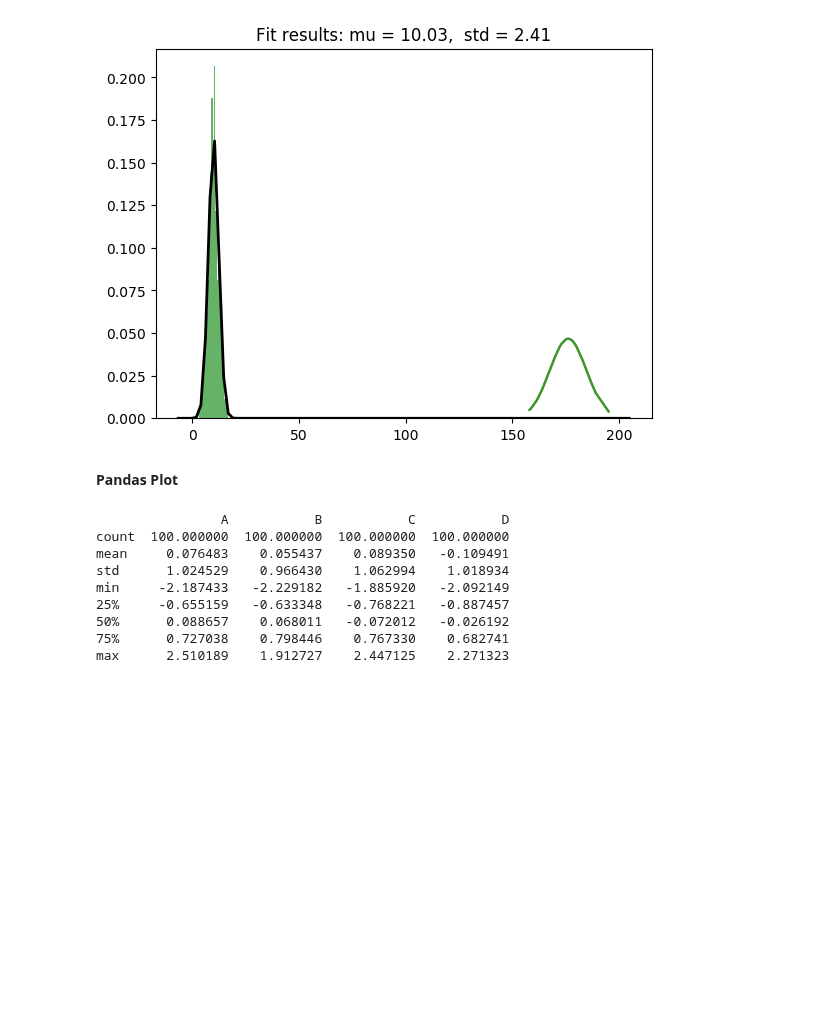
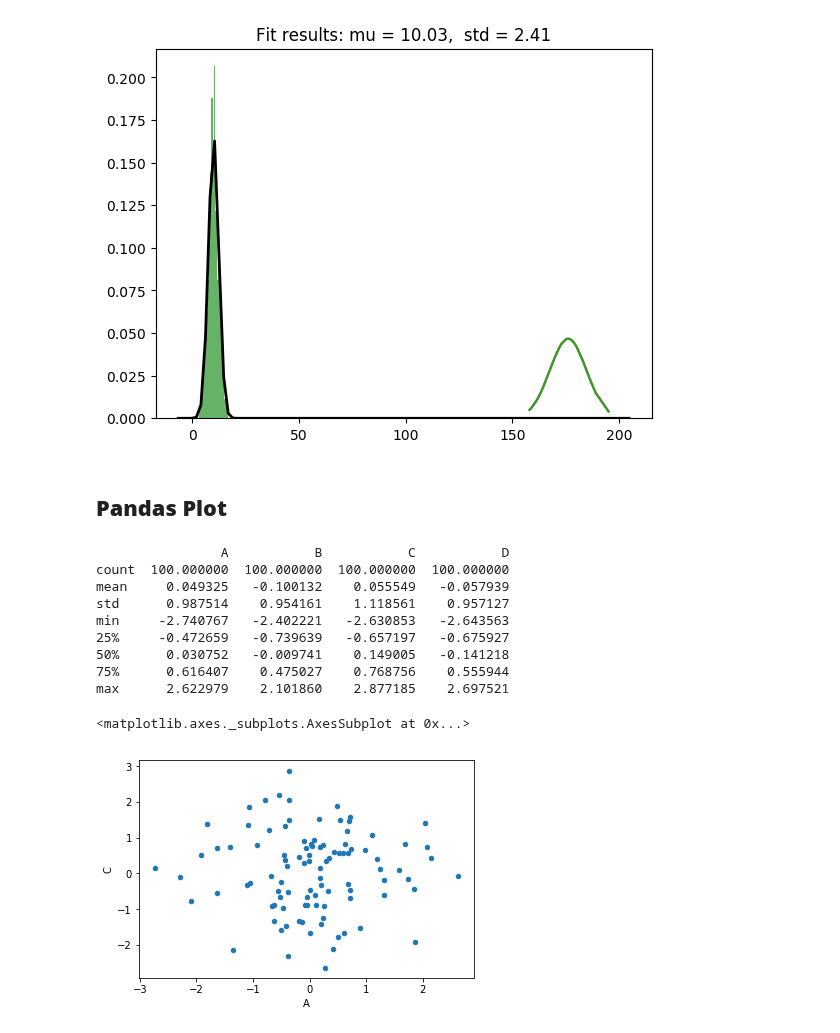
Before and after one commit to jtang145/machine-learning-courses, a Jupyter notebook: py_examples/plot-examples.ipynb, the cells around one changed output. Saved outputs shown, nothing was run; the diff lists cells and outputs as text; code cells hidden in the pictures; blank space fills up the shorter version.

```diff
--- a/py_examples/plot-examples.ipynb
+++ b/py_examples/plot-examples.ipynb
@@ -52,22 +54,25 @@ plt.show()
 # %% [output]
 [figure]
 # %% [markdown]
- **Pandas Plot**
+## **Pandas Plot**
 # %%
 from numpy.random import randn
 import pandas as pd
 
 data = pd.DataFrame(randn(100, 4), columns=['A', 'B', 'C', 'D'])
-print data.describe()
+print(data.describe())
 #plt = data['A'].plot(kind='line', color='DarkBlue', label='B')
-pd.scatter_matrix(data, alpha = 0.3, figsize = (14,8), diagonal = 'kde');
+#pd.scatter_matrix(data, alpha = 0.3, figsize = (14,8), diagonal = 'kde');
+data.plot(kind='scatter',x='A',y='C')
 # %% [output]
                 A           B           C           D
 count  100.000000  100.000000  100.000000  100.000000
-mean     0.076483    0.055437    0.089350   -0.109491
-std      1.024529    0.966430    1.062994    1.018934
-min     -2.187433   -2.229182   -1.885920   -2.092149
-25%     -0.655159   -0.633348   -0.768221   -0.887457
-50%      0.088657    0.068011   -0.072012   -0.026192
-75%      0.727038    0.798446    0.767330    0.682741
-max      2.510189    1.912727    2.447125    2.271323
+mean     0.049325   -0.100132    0.055549   -0.057939
+std      0.987514    0.954161    1.118561    0.957127
+min     -2.740767   -2.402221   -2.630853   -2.643563
+25%     -0.472659   -0.739639   -0.657197   -0.675927
+50%      0.030752   -0.009741    0.149005   -0.141218
+75%      0.616407    0.475027    0.768756    0.555944
+max      2.622979    2.101860    2.877185    2.697521
+<matplotlib.axes._subplots.AxesSubplot at 0x...>
+[figure, added]
```
Also changed, not shown: parts of 5 cells of this notebook, 4 other files.
